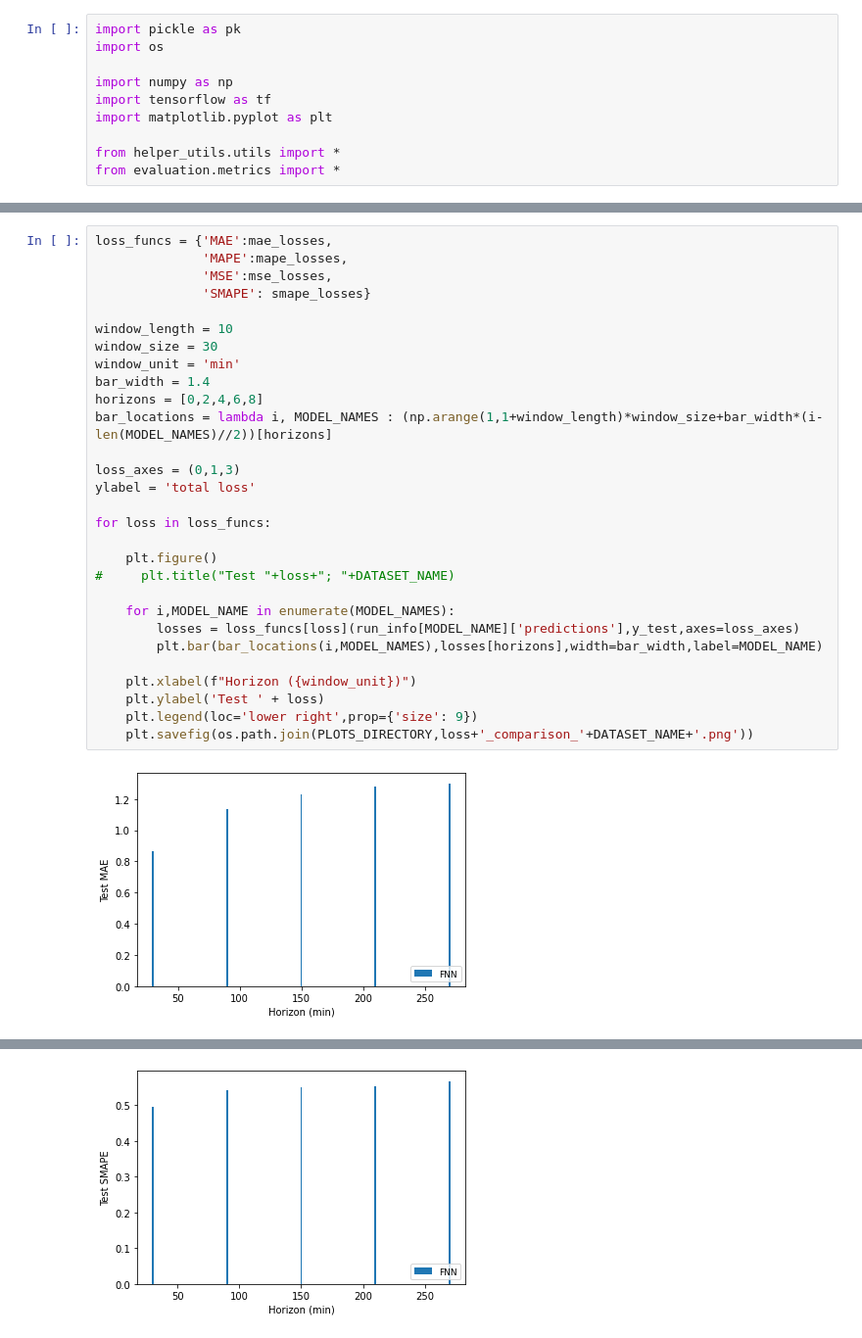
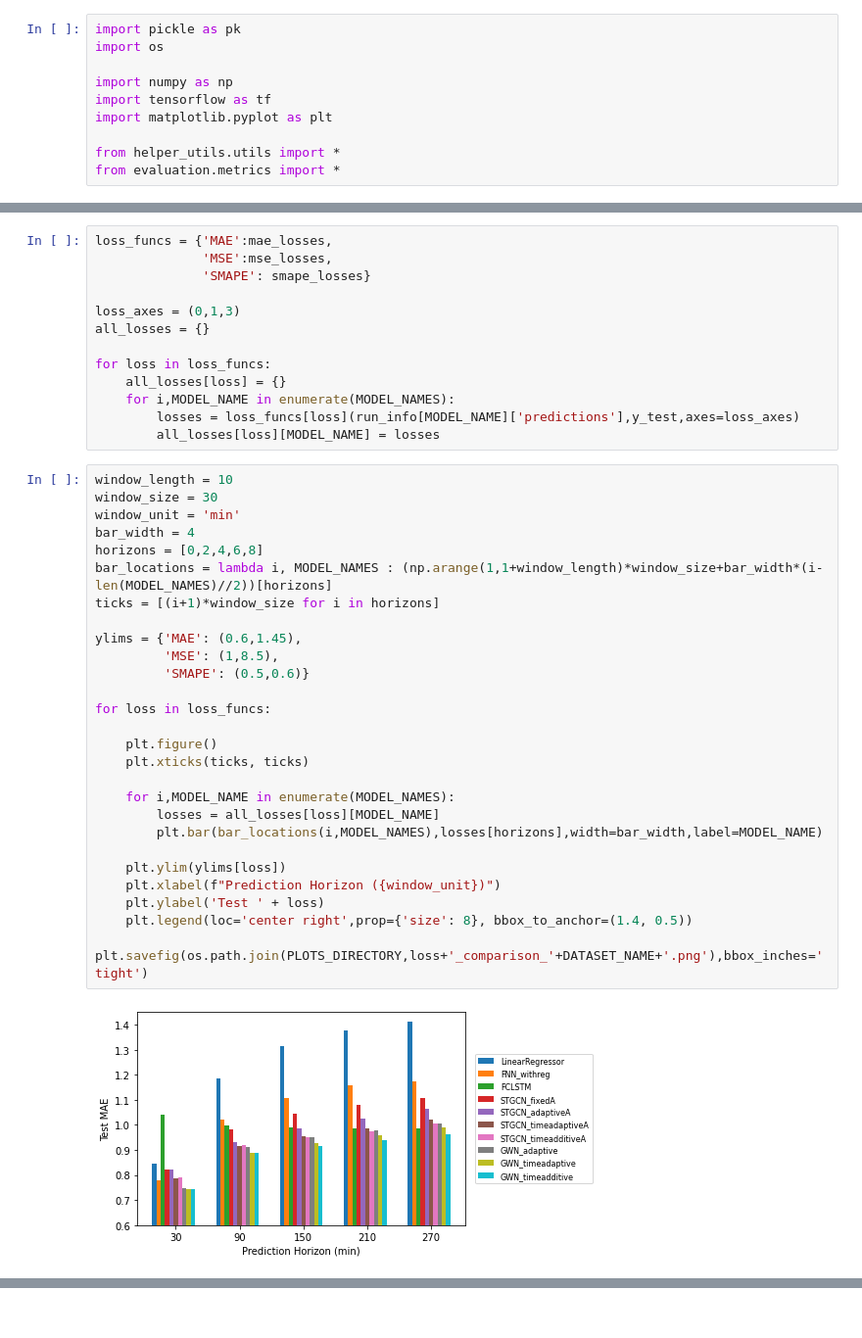
Before and after one commit to vursekar/time-adaptive-gnn, a Jupyter notebook: bike_share/evaluate_models.ipynb, the cells around one changed output, grey strips where cells are left out. Shown: that part at 98% size. Saved outputs shown, nothing was run; the diff lists cells and outputs as text.

```diff
--- a/bike_share/evaluate_models.ipynb
+++ b/bike_share/evaluate_models.ipynb
@@ -77,31 +88,42 @@ for MODEL_NAME in MODEL_NAMES:
+# %%
+loss_funcs = {'MAE':mae_losses,
+              'MSE':mse_losses,
+              'SMAPE': smape_losses}
+
+loss_axes = (0,1,3)
+all_losses = {}
+
+for loss in loss_funcs:
+    all_losses[loss] = {}
+    for i,MODEL_NAME in enumerate(MODEL_NAMES):
+        losses = loss_funcs[loss](run_info[MODEL_NAME]['predictions'],y_test,axes=loss_axes)
+        all_losses[loss][MODEL_NAME] = losses
 # %%
-loss_funcs = {'MAE':mae_losses,
-              'MAPE':mape_losses,
-              'MSE':mse_losses,
-              'SMAPE': smape_losses}
-
 window_length = 10
 window_size = 30
 window_unit = 'min'
-bar_width = 1.4
+bar_width = 4
 horizons = [0,2,4,6,8]
 bar_locations = lambda i, MODEL_NAMES : (np.arange(1,1+window_length)*window_size+bar_width*(i-len(MODEL_NAMES)//2))[horizons]
+ticks = [(i+1)*window_size for i in horizons]
 
-loss_axes = (0,1,3)
-ylabel = 'total loss'
+ylims = {'MAE': (0.6,1.45),
+         'MSE': (1,8.5),
+         'SMAPE': (0.5,0.6)}
 
 for loss in loss_funcs:
 
     plt.figure()
-#     plt.title("Test "+loss+"; "+DATASET_NAME)
+    plt.xticks(ticks, ticks)
 
     for i,MODEL_NAME in enumerate(MODEL_NAMES):
-        losses = loss_funcs[loss](run_info[MODEL_NAME]['predictions'],y_test,axes=loss_axes)
+        losses = all_losses[loss][MODEL_NAME]
         plt.bar(bar_locations(i,MODEL_NAMES),losses[horizons],width=bar_width,label=MODEL_NAME)
 
-    plt.xlabel(f"Horizon ({window_unit})")
+    plt.ylim(ylims[loss])
+    plt.xlabel(f"Prediction Horizon ({window_unit})")
     plt.ylabel('Test ' + loss)
-    plt.legend(loc='lower right',prop={'size': 9})
-    plt.savefig(os.path.join(PLOTS_DIRECTORY,loss+'_comparison_'+DATASET_NAME+'.png'))
+    plt.legend(loc='center right',prop={'size': 8}, bbox_to_anchor=(1.4, 0.5))
+    plt.savefig(os.path.join(PLOTS_DIRECTORY,loss+'_comparison_'+DATASET_NAME+'.png'),bbox_inches='tight')
 # %% [output]
-[figure, old version]
+[figure, new version]
@@ -110 +131,0 @@ for loss in loss_funcs:
-[figure, removed]
```
Also changed, not shown: parts of 8 cells of this notebook, 1 other file.
